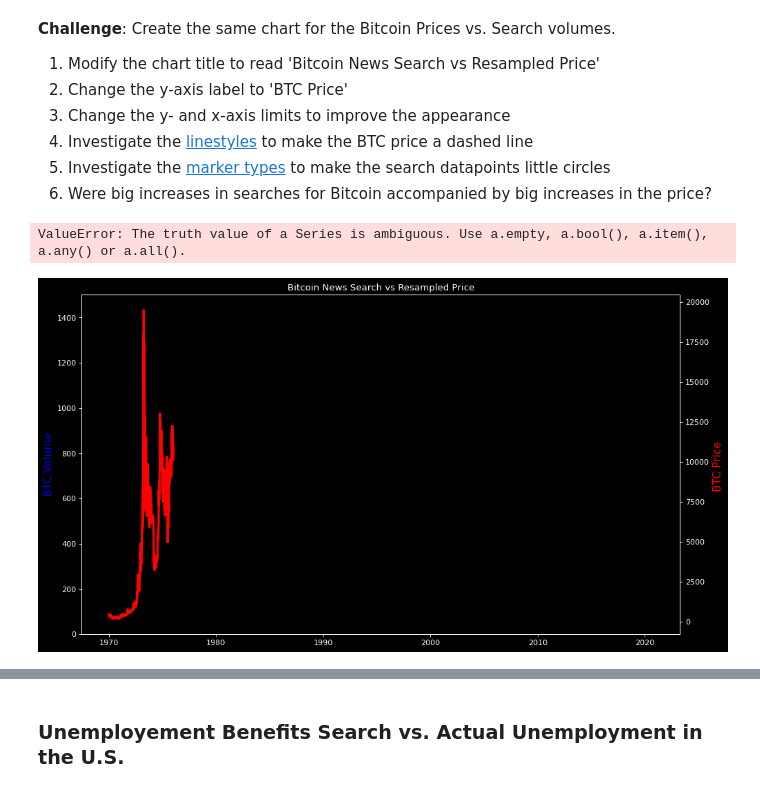
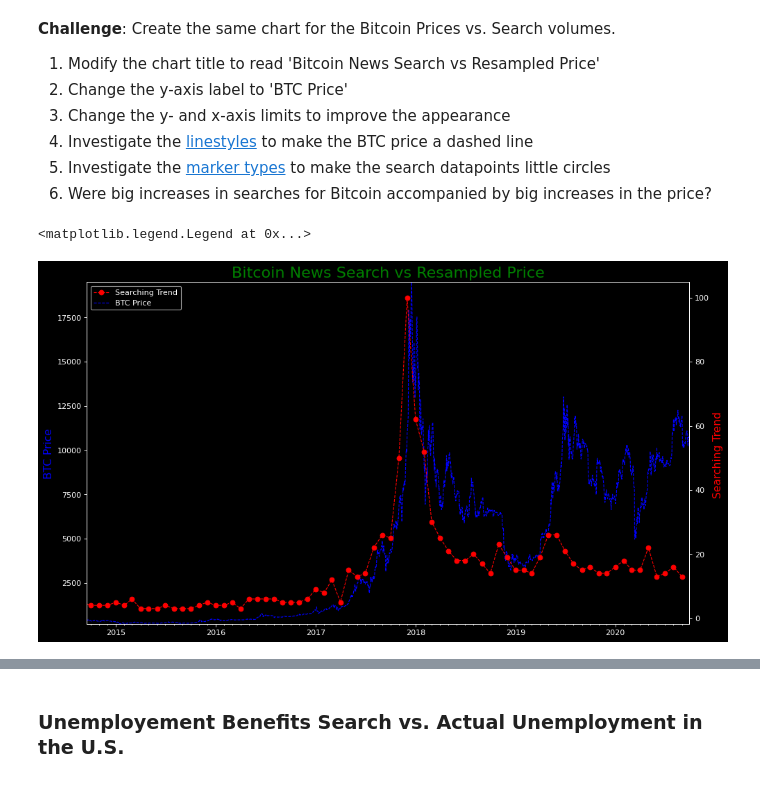
Before and after one commit to marcinszlaz/__100_Days_of_Code_Python_Bootcamp__, a Jupyter notebook: Day_75/Google Trends and Data Visualisation (start).ipynb, the cells around one changed output, grey strips where cells are left out. Cells and saved outputs as stored; diff of their text form; code cells hidden in the pictures.

```diff
--- a/Day_75/Google Trends and Data Visualisation (start).ipynb
+++ b/Day_75/Google Trends and Data Visualisation (start).ipynb
@@ -320,24 +320,25 @@ df_btc_monthly.head()
 # %%
 plt.figure(figsize=(14,8),dpi=80)
 ax1 = plt.gca()
 ax2 = plt.twinx()
-volume, = ax1.plot(df_btc_monthly.index, df_btc_monthly.VOLUME, color = 'b', linewidth= 3)
-price, = ax2.plot(df_btc_price.CLOSE, color = 'red',linewidth =3)
-ax1.set_ylabel('BTC Volume', color='blue', fontsize=14)
-ax2.set_ylabel('BTC Price ',color='red', fontsize=14)
-plt.title('Bitcoin News Search vs Resampled Price')
+price, = ax1.plot(df_btc_price.DATE, df_btc_price.CLOSE, color='blue',linewidth=1, linestyle='dashed', label='BTC Price')
+volume, = ax2.plot(df_btc_search.MONTH, df_btc_search.BTC_NEWS_SEARCH, color = 'red', linewidth= 1,linestyle='dashed', marker='o', label='Searching Trend')
+ax1.set_ylabel('BTC Price', color='blue', fontsize=14)
+ax2.set_ylabel('Searching Trend ',color='red', fontsize=14)
+plt.title('Bitcoin News Search vs Resampled Price',fontsize=20, color = 'green')
+ax1.set_ylim((df_btc_price.CLOSE.min(),df_btc_price.CLOSE.max())) # you can use [] (list) as argument  too
+ax1.set_xlim((df_btc_price.DATE.min(), df_btc_price.DATE.max())) # you can use [] (list) as argument too
+# ax2.set_ylim((0,10)) # for searching trends
 ax2.tick_params(axis = 'x', labelrotation=45)
-ax1.set_ylim((0,1500)) # you can use [] (list) as argument  too
-ax1.set_xlim((df_btc_monthly.index.min(), df_btc_monthly.max())) # you can use [] (list) as argument too
 years = mdates.YearLocator()
 months = mdates.MonthLocator()
 years_fmt = mdates.DateFormatter('%Y')
 ax1.xaxis.set_major_locator(years)
 ax1.xaxis.set_major_formatter(years_fmt)
 ax1.xaxis.set_minor_locator(months)
 list = [volume,price]
 labels = [l.get_label() for l in list]
 ax1.legend(list, labels, loc='upper left')
 # %% [output]
-ValueError: The truth value of a Series is ambiguous. Use a.empty, a.bool(), a.item(), a.any() or a.all().
+<matplotlib.legend.Legend at 0x...>
-[figure, old version]
+[figure, new version]
```
Also changed, not shown: parts of 2 cells of this notebook.
